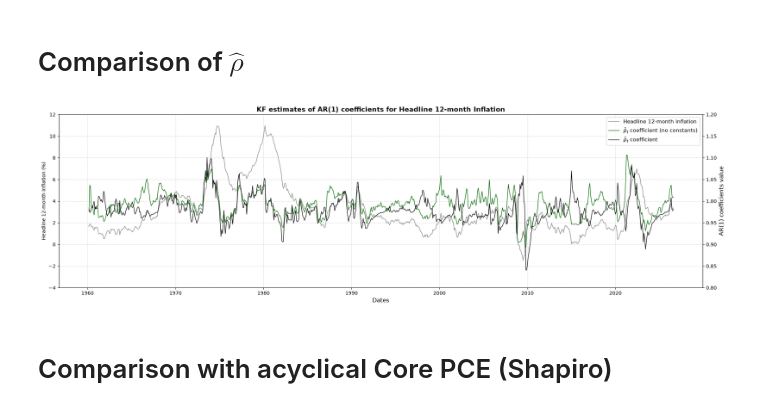
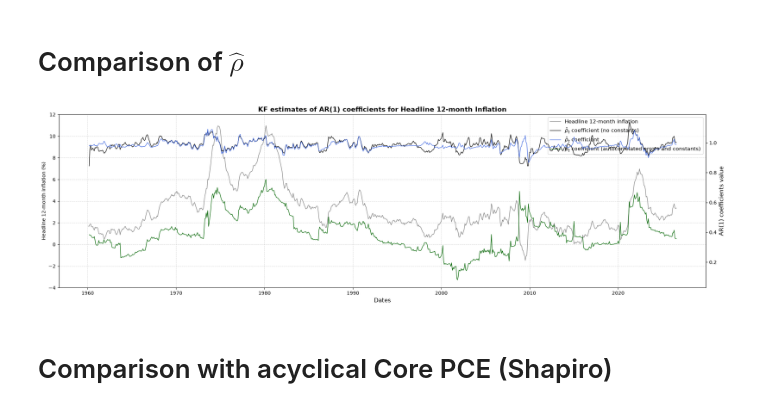
Before and after one commit to Lea-Gosselin/ismi-index, a Jupyter notebook: StateSpaceUS.ipynb, the cells around one changed output. Cells and saved outputs as stored; diff of their text form; code cells hidden in the pictures.

Commit message:
Augmented Kalman Filter, FOMC Dates, Monetary Regimes (R. Aumond) and further specifications (half-life, acyclical component...)

```diff
--- a/StateSpaceUS.ipynb
+++ b/StateSpaceUS.ipynb
@@ -123,17 +169,19 @@ cRho=True
 # Initial parameters ; Headline
 pi = dICP.iloc[:,0].values
 F = 0.9
+Phi = 0.9
 mu = pi.mean()
 rho_bar = 0.5
 D = pi.std()
 B = 0.2
 
-X0 = [mu, rho_bar, F, D, B]
-mu, rho_bar, F, H, Q = maths.get_parameters(X0, cMu, cRho)
+X0 = [mu, rho_bar, F, Phi, D, B]
+# mu, rho_bar, A, Sigma, H, Q = kalAlgoAugmented.get_parameters(X0, cMu, cRho)
 
 print(f"Long-run inflation : {mu}")
 print(f"Long-run persistance : {rho_bar}")
-print(f"AR(1) state coefficient (inertial persistence) : {F}")
+print(f"AR(1) persistance coefficient (inertial persistence of inflation) : {F}")
+print(f"AR(1) shocks persistance : {Phi}")
 print(f"Measurement error variance : {H}")
 print(f"Variance of the state innovations : {Q}")
 # %% [output]
@@ -145,6 +194,6 @@ Variance of the state innovations : 0.04000000000000001
 # %%
 # Optimise... Without constant
-resAll = maths.optNegLogLike(X0, pi, cMu, cRho)
+resAll = kalAlgoAugmented.optNegLogLike(X0, pi, cMu, cRho)
 # %%
 # Get parameters...
 print("Optimisation successful...")
@@ -164,6 +213,6 @@ Variance of the state innovations : 0.0007243049520247427
 # %%
 # Filter...
-fullResults = maths.kalman_filter_inflation(resAll.x, pi, cMu, cRho, False)
+fullResults = kalAlgoAugmented.kalman_filter_inflation(resAll.x, pi, cMu, cRho, False)
 # %%
 # Inflation fit and diagnostic on residuals
 figures.plotFourFrames(fullResults, dI.index[1:], lag=12)
@@ -178,8 +360,8 @@ figures.plotHeadlineRho(fullResults, dI.index[1:], lag)
 # Comparison of $\hat \rho$
 # %%
 # Merge...
-Rho = pd.DataFrame(np.transpose([results["Rho"], fullResults["Rho"]]))
-Rho.columns = ["Rho", "RhoFull"]
+Rho = pd.DataFrame(np.transpose([results["Rho"], resultsLr["Rho"] ,fullResults["Rho"]]))
+Rho.columns = ["Rho", "RhoLR" ,"RhoLRAuto"]
 Rho.index = dI.index[1:]
 # %%
 # Plot...
@@ -191,7 +373,7 @@ xAxis = Rho.index
 # --- Left axis (HICP inflation - 12-month) ---
 ax1.plot(
     xAxis,
-    pi[1:]*100,
+    pi*100,
     label=f"Headline {lag}-month inflation",
     color="grey",
     linewidth=1
@@ -207,37 +389,49 @@ ax2 = ax1.twinx()
 
 # Rho estimates - State-space without constants
 ax2.plot(
     xAxis,
     Rho.iloc[:,0],
     label=r'$\hat \rho_t$ coefficient (no constants)',
-    color="darkgreen",
+    color="black",
     linewidth=1
 )
 
 # Rho estimates - State-space with constants
 ax2.plot(
     xAxis,
     Rho.iloc[:,1],
     label=r'$\hat \rho_t$ coefficient',
-    color="black",
+    color="royalblue",
     linewidth=1
 )
 
 ax2.set_ylabel("AR(1) coefficients value", fontsize=12)
-ax2.set_ylim(0.8, 1.2)
+ax2.tick_params(axis="y")
+
+
+# Rho estimates - State-space with constants and autocorrelated measurement errors
+ax2.plot(
+    xAxis,
+    Rho.iloc[:,2],
+    label=r'$\hat \rho_t$ coefficient (autocorrelated errors and constants)',
+    color="darkgreen",
+    linewidth=1
+)
+
+ax2.set_ylabel("AR(1) coefficients value", fontsize=12)
 ax2.tick_params(axis="y")
 
 # --- Title, legend ---
 plt.title(f"KF estimates of AR(1) coefficients for Headline {lag}-month Inflation", fontsize=14, fontweight="bold")
 
 lines1, labels1 = ax1.get_legend_handles_labels()
 lines2, labels2 = ax2.get_legend_handles_labels()
 ax1.legend(lines1 + lines2, labels1 + labels2, loc="best", fontsize=11)
 
 plt.tight_layout()
 plt.show()
 # %% [output]
-[figure, old version]
+[figure, new version]
 # %% [markdown]
 # Comparison with acyclical Core PCE (Shapiro)
 # %%
```
Also changed, not shown: parts of 30 cells of this notebook, 12 other files.
